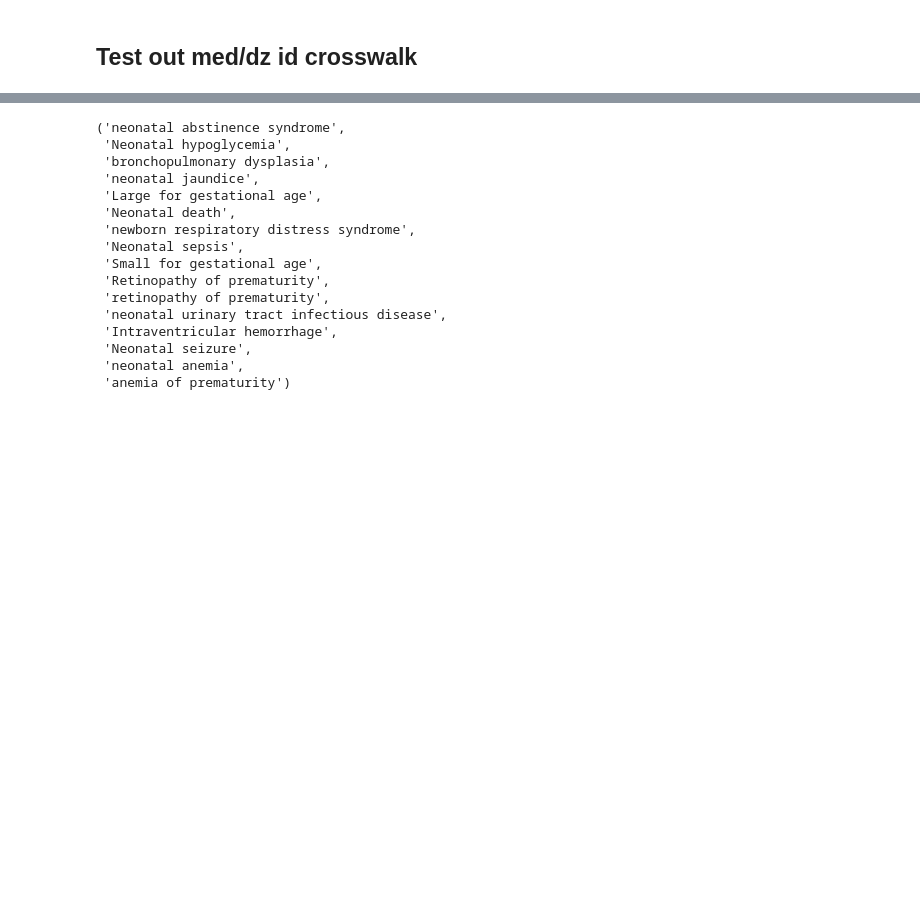
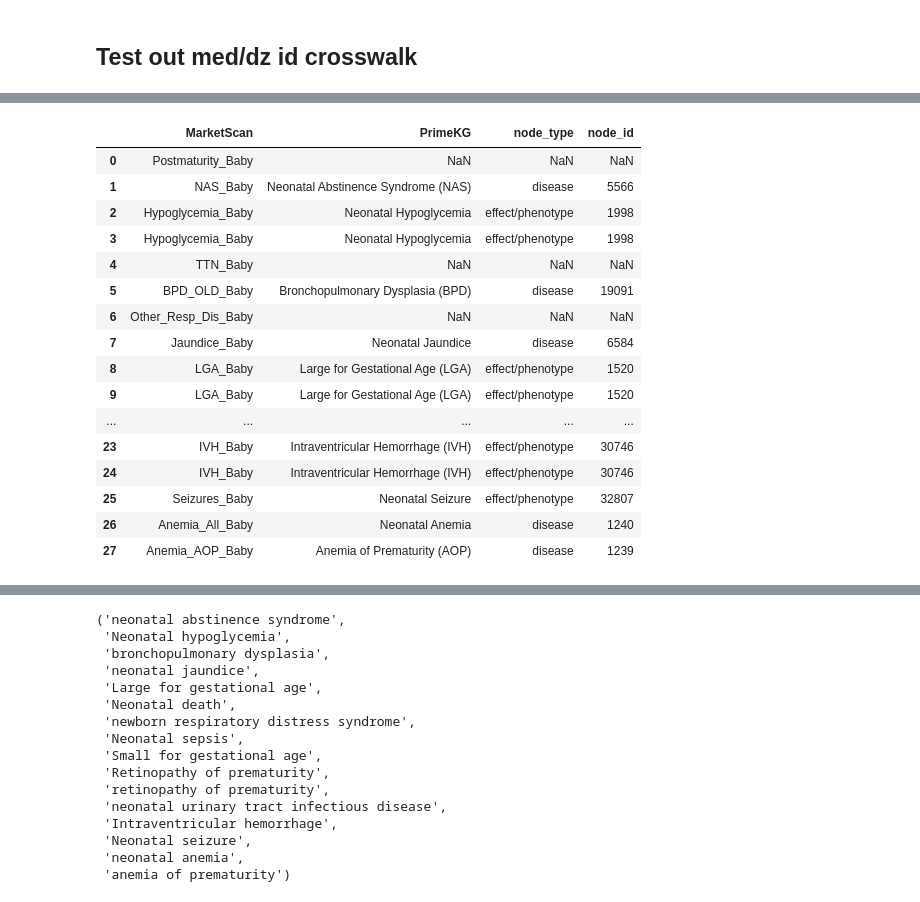
Before and after one commit to yerakim824/PregMedNet, a Jupyter notebook: Interactive_Webapp/Test_Previous_Formulas.ipynb, the cells around one changed output, grey strips where cells are left out. Cells and saved outputs as stored; diff of their text form; code cells hidden in the pictures; blank space fills up the shorter version.

```diff
--- a/Interactive_Webapp/Test_Previous_Formulas.ipynb
+++ b/Interactive_Webapp/Test_Previous_Formulas.ipynb
@@ -630,0 +792,38 @@ med_id_df = pd.read_csv('2024_reference_tables/medication_id_crosswalk.csv').dro
+# %%
+# newdf = df.replace(50, 60)
+dz_name_id_df['PrimeKG'] = dz_name_id_df['PrimeKG'].replace('neonatal abstinence syndrome','Neonatal Abstinence Syndrome (NAS)')
+dz_name_id_df['PrimeKG'] = dz_name_id_df['PrimeKG'].replace('Neonatal hypoglycemia','Neonatal Hypoglycemia')
+dz_name_id_df['PrimeKG'] = dz_name_id_df['PrimeKG'].replace('bronchopulmonary dysplasia','Bronchopulmonary Dysplasia (BPD)')
+dz_name_id_df['PrimeKG'] = dz_name_id_df['PrimeKG'].replace('neonatal jaundice','Neonatal Jaundice')
+dz_name_id_df['PrimeKG'] = dz_name_id_df['PrimeKG'].replace('Large for gestational age','Large for Gestational Age (LGA)')
+dz_name_id_df['PrimeKG'] = dz_name_id_df['PrimeKG'].replace('Neonatal death','Neonatal Death')
+dz_name_id_df['PrimeKG'] = dz_name_id_df['PrimeKG'].replace('newborn respiratory distress syndrome','Newborn Respiratory Distress Syndrome (RDS)')
+dz_name_id_df['PrimeKG'] = dz_name_id_df['PrimeKG'].replace('Neonatal sepsis','Neonatal Sepsis')
+dz_name_id_df['PrimeKG'] = dz_name_id_df['PrimeKG'].replace('Small for gestational age','Small for Gestational Age (SGA)')
+dz_name_id_df['PrimeKG'] = dz_name_id_df['PrimeKG'].replace('Retinopathy of prematurity','Retinopathy of Prematurity (ROP)')
+dz_name_id_df['PrimeKG'] = dz_name_id_df['PrimeKG'].replace('retinopathy of prematurity','Retinopathy of Prematurity (ROP)')
+dz_name_id_df['PrimeKG'] = dz_name_id_df['PrimeKG'].replace('neonatal urinary tract infectious disease','neonatal urinary tract infection (UTI)')
+dz_name_id_df['PrimeKG'] = dz_name_id_df['PrimeKG'].replace('Intraventricular hemorrhage','Intraventricular Hemorrhage (IVH)')
+dz_name_id_df['PrimeKG'] = dz_name_id_df['PrimeKG'].replace('Neonatal seizure','Neonatal Seizure')
+dz_name_id_df['PrimeKG'] = dz_name_id_df['PrimeKG'].replace('neonatal anemia','Neonatal Anemia')
+dz_name_id_df['PrimeKG'] = dz_name_id_df['PrimeKG'].replace('anemia of prematurity','Anemia of Prematurity (AOP)')
+# %%
+dz_name_id_df
+# %% [output]
+|  | MarketScan | PrimeKG | node_type | node_id |
+| 0 | Postmaturity_Baby | NaN | NaN | NaN |
+| 1 | NAS_Baby | Neonatal Abstinence Syndrome (NAS) | disease | 5566 |
+| 2 | Hypoglycemia_Baby | Neonatal Hypoglycemia | effect/phenotype | 1998 |
+| 3 | Hypoglycemia_Baby | Neonatal Hypoglycemia | effect/phenotype | 1998 |
+| 4 | TTN_Baby | NaN | NaN | NaN |
+| 5 | BPD_OLD_Baby | Bronchopulmonary Dysplasia (BPD) | disease | 19091 |
+| 6 | Other_Resp_Dis_Baby | NaN | NaN | NaN |
+| 7 | Jaundice_Baby | Neonatal Jaundice | disease | 6584 |
+| 8 | LGA_Baby | Large for Gestational Age (LGA) | effect/phenotype | 1520 |
+| 9 | LGA_Baby | Large for Gestational Age (LGA) | effect/phenotype | 1520 |
+| ... | ... | ... | ... | ... |
+| 23 | IVH_Baby | Intraventricular Hemorrhage (IVH) | effect/phenotype | 30746 |
+| 24 | IVH_Baby | Intraventricular Hemorrhage (IVH) | effect/phenotype | 30746 |
+| 25 | Seizures_Baby | Neonatal Seizure | effect/phenotype | 32807 |
+| 26 | Anemia_All_Baby | Neonatal Anemia | disease | 1240 |
+| 27 | Anemia_AOP_Baby | Anemia of Prematurity (AOP) | disease | 1239 |
```
Also changed, not shown: parts of 13 cells of this notebook, 2 other files.
